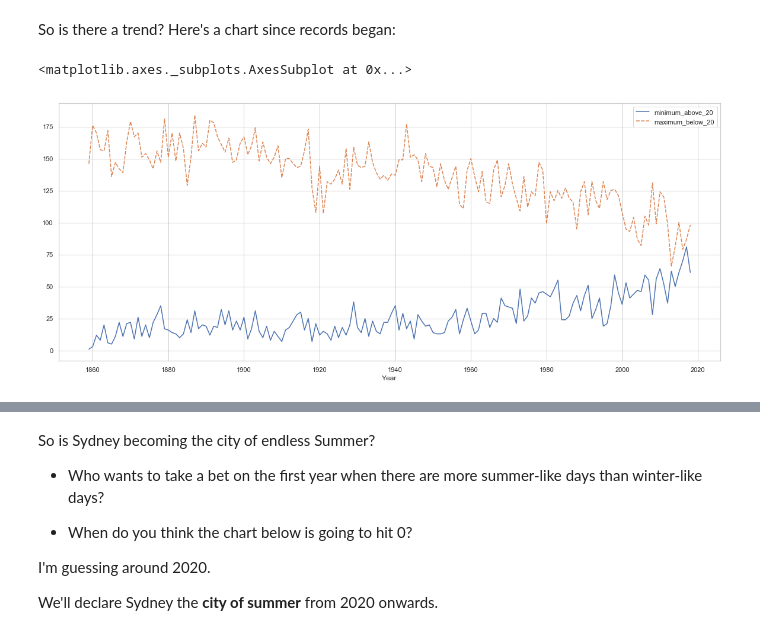
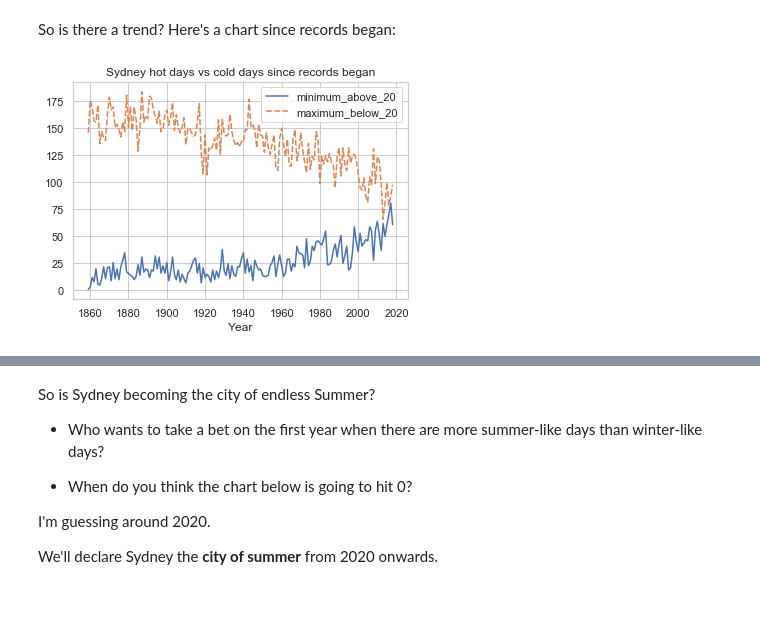
Before and after one commit to solresol/endless-summer, a Jupyter notebook: cities-of-summer.ipynb, the cells around one changed output, grey strips where cells are left out. Cells and saved outputs as stored; diff of their text form; code cells hidden in the pictures; blank space fills up the shorter version.

Commit message:
Added a few more cities and a few more graphs.

```diff
--- a/cities-of-summer.ipynb
+++ b/cities-of-summer.ipynb
@@ -120,8 +142,9 @@ sydney_temperatures[(sydney_temperatures.Min > 20) & (sydney_temperatures.Year =
 # %% [markdown]
 So is there a trend? Here's a chart since records began:
 # %%
-matplotlib.pyplot.figure(figsize=(20,8))
+#matplotlib.pyplot.figure(figsize=(20,8))
 seaborn.lineplot(data=sydney_extremes)
+matplotlib.pyplot.title("Sydney hot days vs cold days since records began")
+None
 # %% [output]
-<matplotlib.axes._subplots.AxesSubplot at 0x...>
-[figure, old version]
+[figure, new version]
```
Also changed, not shown: parts of 76 cells of this notebook.
